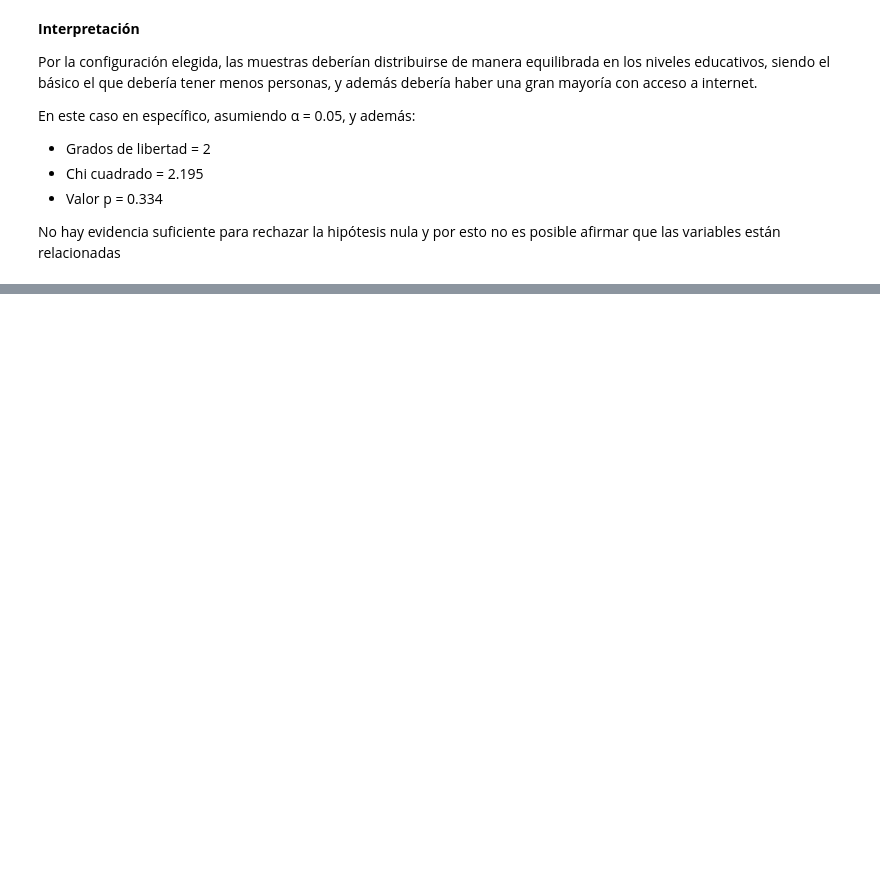
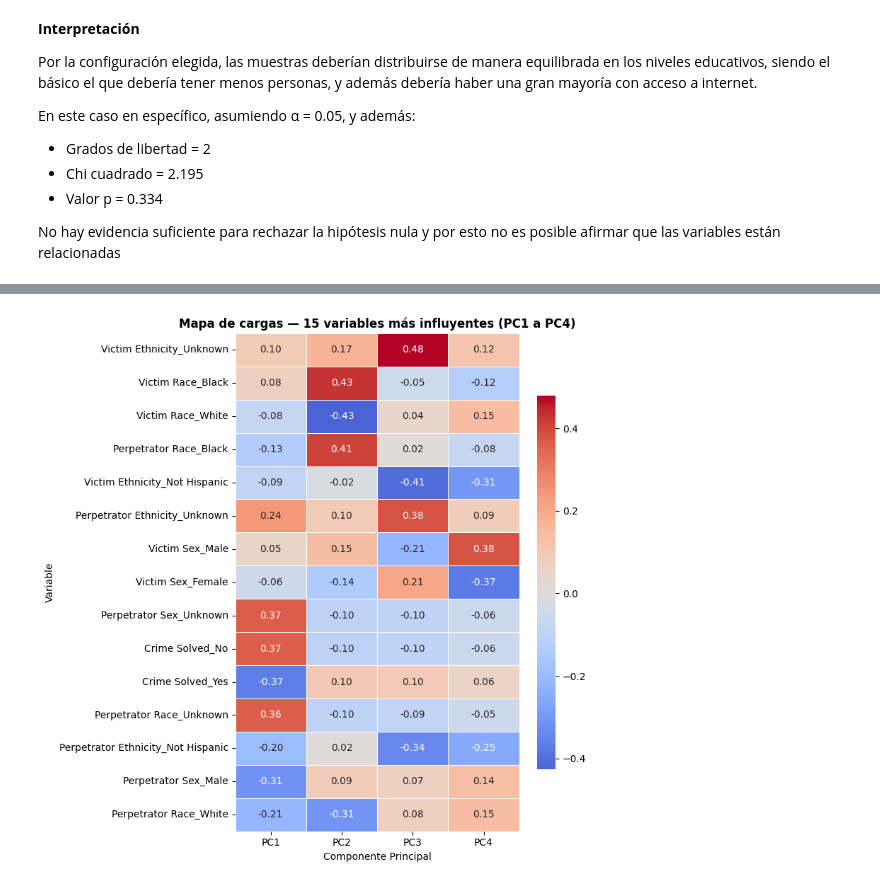
Before and after one commit to eospgonz10/statistical_analytics_homicide, a Jupyter notebook: sesiones_practicas/sp_2_juan_jose_garcia_alvarez_estiven_ospina_gonzalez.ipynb, the cells around one changed output, grey strips where cells are left out. Drawn from its saved outputs; the diff is of its cells as text; code cells hidden in the pictures; blank space fills up the shorter version.

```diff
--- a/sesiones_practicas/sp_2_juan_jose_garcia_alvarez_estiven_ospina_gonzalez.ipynb
+++ b/sesiones_practicas/sp_2_juan_jose_garcia_alvarez_estiven_ospina_gonzalez.ipynb
@@ -466,0 +760,30 @@ No hay evidencia suficiente para rechazar la hipótesis nula y por esto no es po
+# %%
+# Seleccionar las 15 features con mayor carga absoluta en PC1-PC4
+top15 = (
+    loadings_df[['PC1', 'PC2', 'PC3', 'PC4']]
+    .abs()
+    .max(axis=1)
+    .nlargest(15)
+    .index
+)
+
+loads_plot = loadings_df.loc[top15, ['PC1', 'PC2', 'PC3', 'PC4']]
+
+plt.figure(figsize=(8, 8))
+sns.heatmap(
+    loads_plot,
+    annot=True,
+    fmt='.2f',
+    cmap='coolwarm',
+    center=0,
+    linewidths=0.5,
+    cbar_kws={'shrink': 0.75}
+)
+plt.title('Mapa de cargas — 15 variables más influyentes (PC1 a PC4)',
+          fontsize=12, fontweight='bold')
+plt.xlabel('Componente Principal')
+plt.ylabel('Variable')
+plt.tight_layout()
+plt.show()
+# %% [output]
+[figure, added]
```
Also changed, not shown: parts of 9 cells of this notebook.
